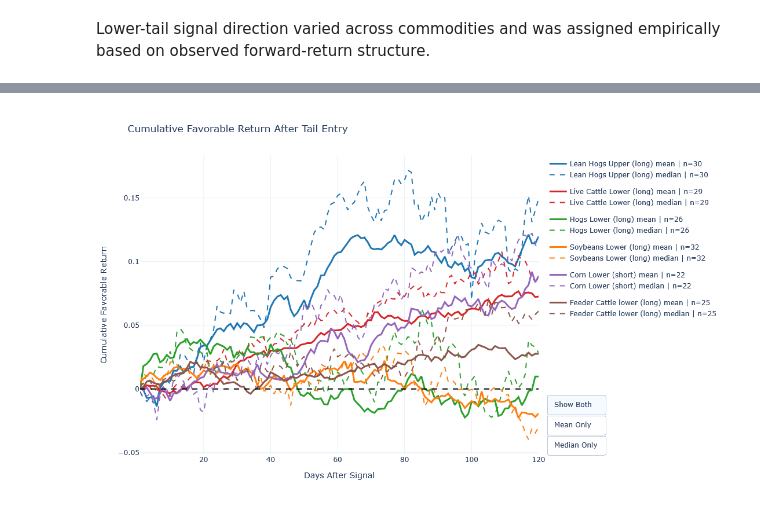
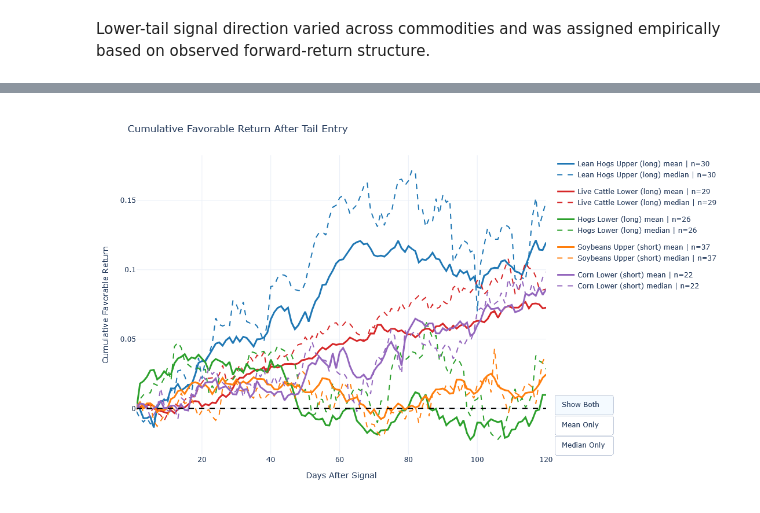
Before and after one commit to isupryaga/Commodities-Research, a Jupyter notebook: 02_signal_analysis_and_portfolio.ipynb, the cells around one changed output, grey strips where cells are left out. Saved outputs shown, nothing was run; the diff lists cells and outputs as text; code cells hidden in the pictures.

```diff
--- a/02_signal_analysis_and_portfolio.ipynb
+++ b/02_signal_analysis_and_portfolio.ipynb
@@ -546,9 +553,8 @@ signal_specs = [
     ("hogs", "Lean Hogs Upper", "upper", "long"),
     ("live_cattle", "Live Cattle Lower", "lower", "long"),
     ("hogs", "Hogs Lower", "lower", "long"),
-    ("soy", "Soybeans Lower", "Lower", "long"),
+    ("soy", "Soybeans Upper", "upper", "short"),
     ("corn", "Corn Lower", "lower", "short"),
-    ("feeder_cattle", "Feeder Cattle lower", "lower", "long"),
 ]
 
 series_data = []
@@ -684,34 +690,34 @@ fig.update_layout(
                     "method": "update",
                     "args": [
                         {"visible": mean_only},
                         {"title": "Mean Cumulative Favorable Return After Tail Entry"},
                     ],
                 },
                 {
                     "label": "Median Only",
                     "method": "update",
                     "args": [
                         {"visible": median_only},
                         {"title": "Median Cumulative Favorable Return After Tail Entry"},
                     ],
                 },
             ],
         }
     ],
     legend=dict(
         orientation="v",
         yanchor="top",
         y=1.0,
         xanchor="left",
         x=1.02
     ),
 )
 
 fig.add_hline(y=0, line_dash="dash", line_color="black")
 
 fig.show()
 # %% [output]
-[figure, old version]
+[figure, new version]
 # %%
 signal_specs = [
     {
```
Also changed, not shown: parts of 16 cells of this notebook, 1 other file.
